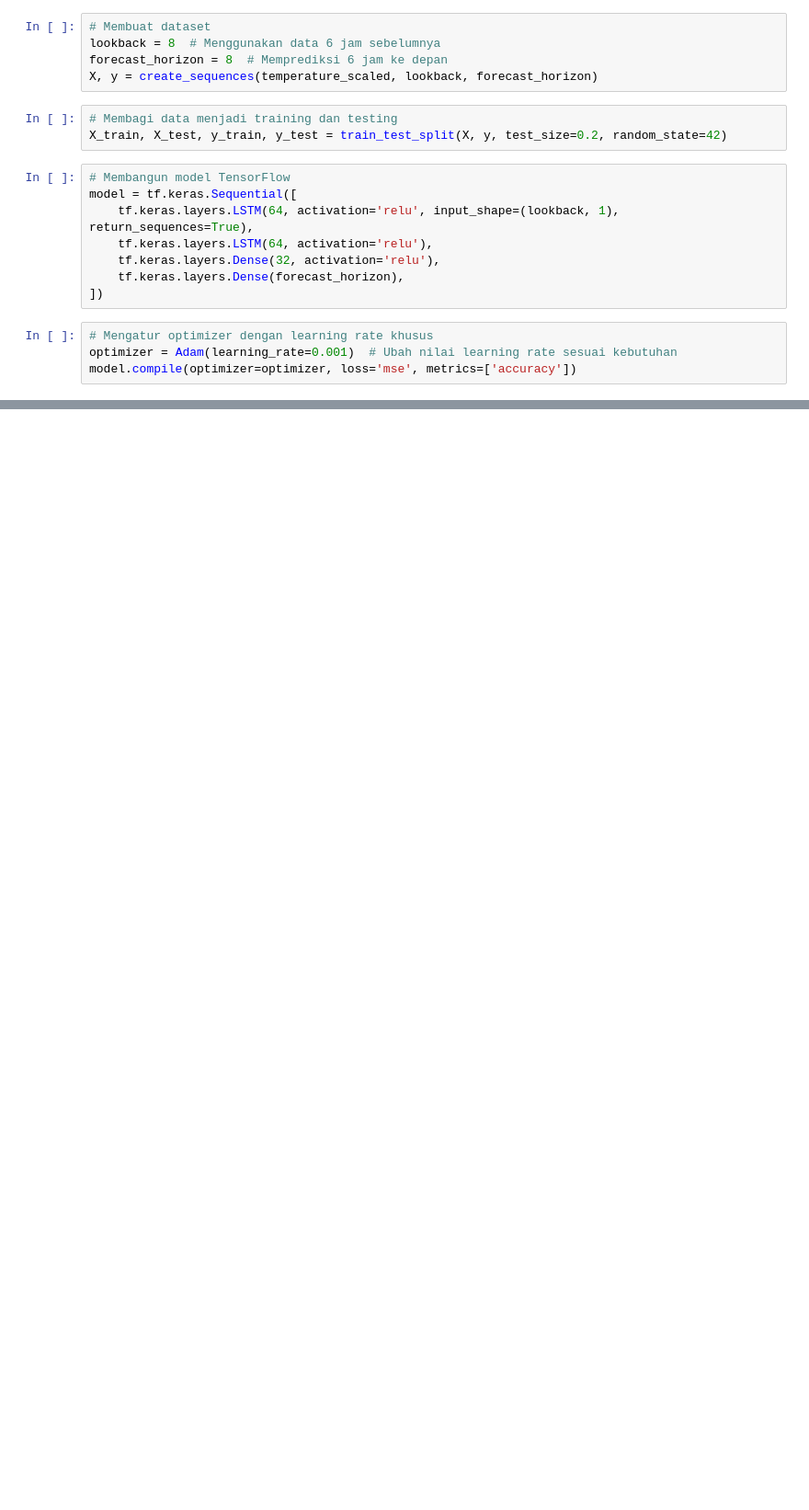
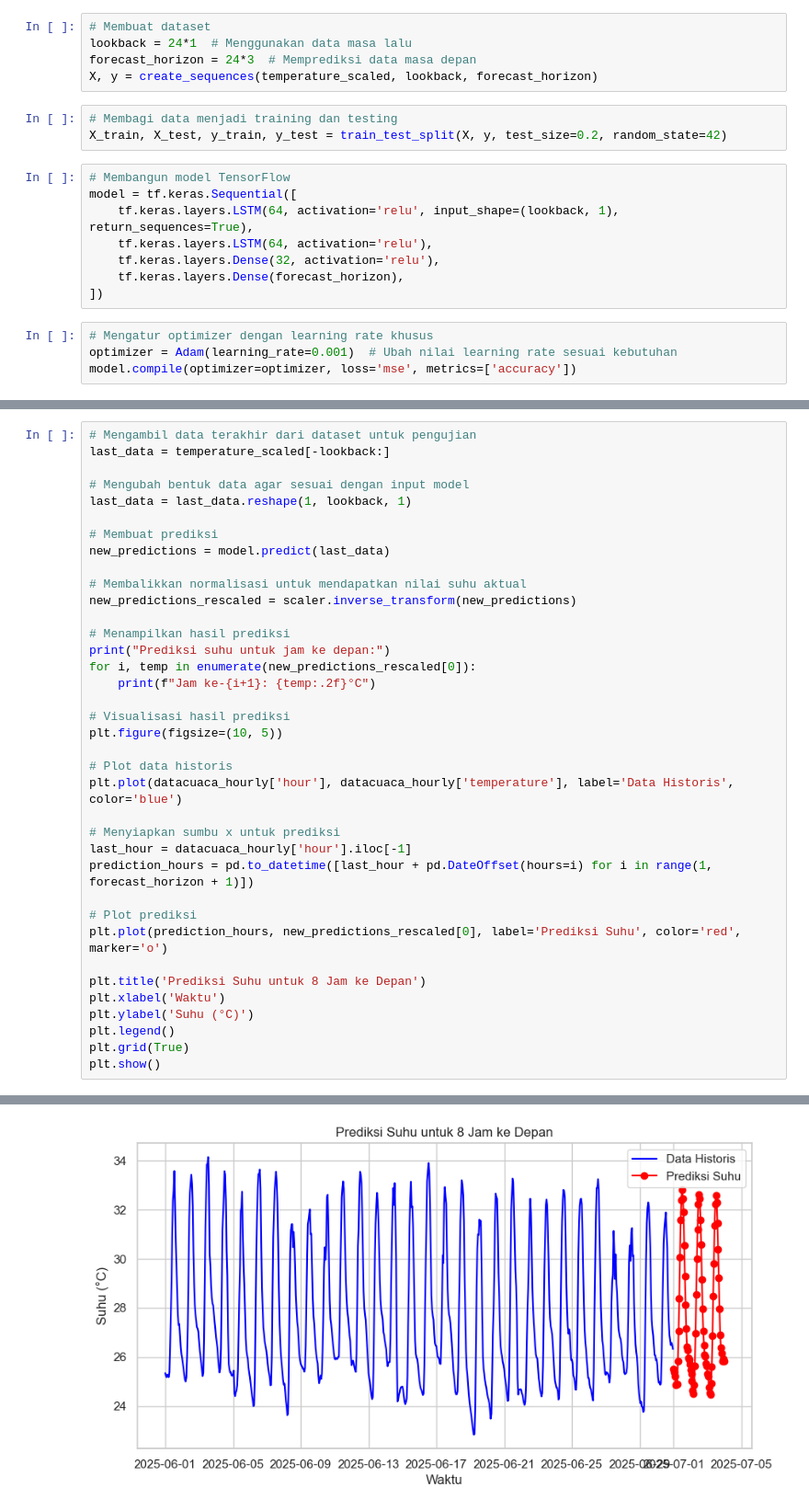
Before and after one commit to evanalif113/Kumbung-Sense-IoT, a Jupyter notebook: Model-Deep-Learning/Weather-LSTM.ipynb, the cells around one changed output, grey strips where cells are left out. Shown: that part at 92% size. Saved outputs shown, nothing was run; the diff lists cells and outputs as text; blank space fills up the shorter version.

```diff
--- a/Model-Deep-Learning/Weather-LSTM.ipynb
+++ b/Model-Deep-Learning/Weather-LSTM.ipynb
@@ -373,8 +260,8 @@ scaler = MinMaxScaler()
 temperature_scaled = scaler.fit_transform(datacuaca_hourly[['temperature']].values)
 # %%
 # Membuat dataset
-lookback = 8  # Menggunakan data 6 jam sebelumnya
-forecast_horizon = 8  # Memprediksi 6 jam ke depan
+lookback = 24*1  # Menggunakan data masa lalu
+forecast_horizon = 24*3  # Memprediksi data masa depan
 X, y = create_sequences(temperature_scaled, lookback, forecast_horizon)
 # %%
 # Membagi data menjadi training dan testing
@@ -466,0 +354,38 @@ plt.show()
+# %%
+# Mengambil data terakhir dari dataset untuk pengujian
+last_data = temperature_scaled[-lookback:]
+
+# Mengubah bentuk data agar sesuai dengan input model
+last_data = last_data.reshape(1, lookback, 1)
+
+# Membuat prediksi
+new_predictions = model.predict(last_data)
+
+# Membalikkan normalisasi untuk mendapatkan nilai suhu aktual
+new_predictions_rescaled = scaler.inverse_transform(new_predictions)
+
+# Menampilkan hasil prediksi
+print("Prediksi suhu untuk jam ke depan:")
+for i, temp in enumerate(new_predictions_rescaled[0]):
+    print(f"Jam ke-{i+1}: {temp:.2f}°C")
+
+# Visualisasi hasil prediksi
+plt.figure(figsize=(10, 5))
+
+# Plot data historis
+plt.plot(datacuaca_hourly['hour'], datacuaca_hourly['temperature'], label='Data Historis', color='blue')
+
+# Menyiapkan sumbu x untuk prediksi
+last_hour = datacuaca_hourly['hour'].iloc[-1]
+prediction_hours = pd.to_datetime([last_hour + pd.DateOffset(hours=i) for i in range(1, forecast_horizon + 1)])
+
+# Plot prediksi
+plt.plot(prediction_hours, new_predictions_rescaled[0], label='Prediksi Suhu', color='red', marker='o')
+
+plt.title('Prediksi Suhu untuk 8 Jam ke Depan')
+plt.xlabel('Waktu')
+plt.ylabel('Suhu (°C)')
+plt.legend()
+plt.grid(True)
+plt.show()
+# %% [output]
@@ -466,0 +409 @@ plt.show()
+[figure, added]
```
Also changed, not shown: parts of 21 cells of this notebook, 2 other files.
